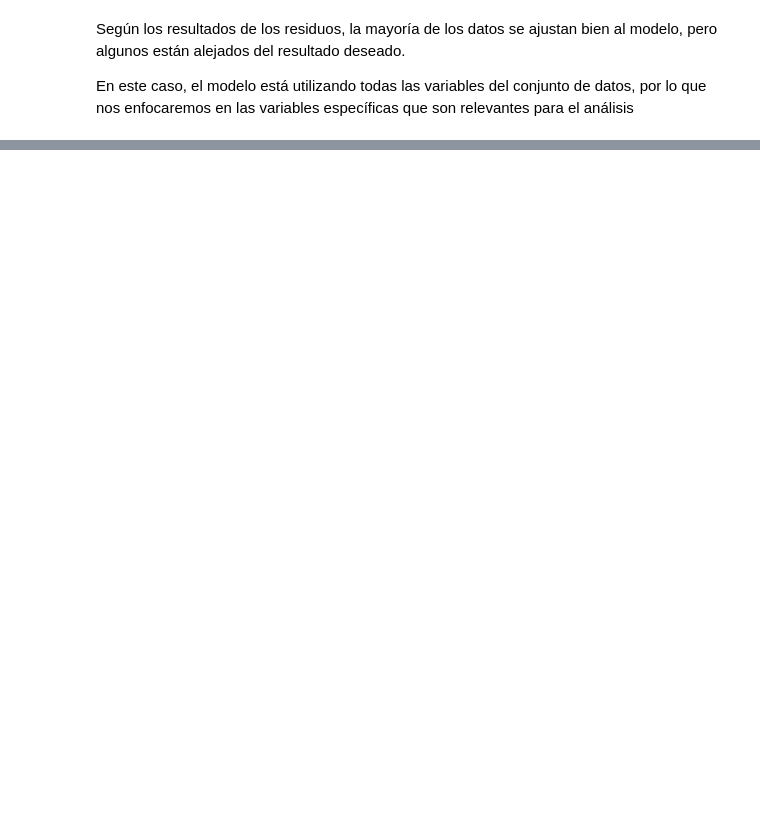
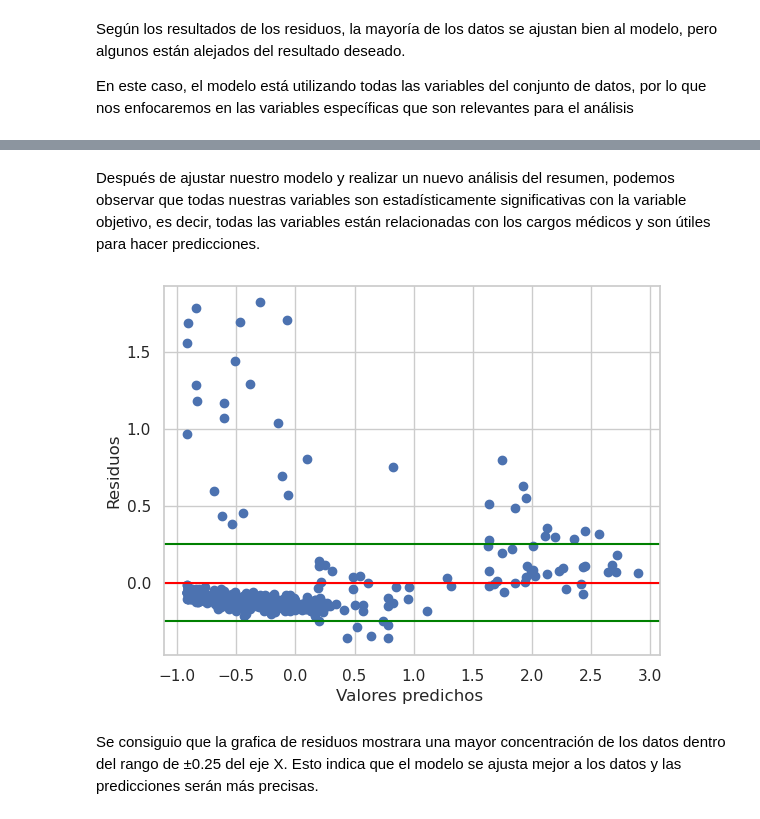
Before and after one commit to antonio-xrp/regresion-lineal, a Jupyter notebook: notebooks/0.2-antoniolml-caso-practico.ipynb, the cells around one changed output, grey strips where cells are left out. Cells and saved outputs as stored; diff of their text form; code cells hidden in the pictures; blank space fills up the shorter version.

```diff
--- a/notebooks/0.2-antoniolml-caso-practico.ipynb
+++ b/notebooks/0.2-antoniolml-caso-practico.ipynb
@@ -280,0 +431,11 @@ En este caso, el modelo está utilizando todas las variables del conjunto de dat
+# %%
+sc_inputs = StandardScaler()
+inputs_train = sc_inputs.fit_transform(inputs_train)
+inputs_test = sc_inputs.fit_transform(inputs_test)
+
+sc_target = StandardScaler()
+target_train = sc_target.fit_transform(target_train)
+target_test = sc_target.fit_transform(target_test)
+# %%
+lin_reg = LinearRegression()
+lin_reg.fit(inputs_train, target_train)
@@ -280,0 +446,3 @@ En este caso, el modelo está utilizando todas las variables del conjunto de dat
+# %%
+target_pred = lin_reg.predict(inputs_test)
+target_pred.shape
@@ -280,0 +466,4 @@ En este caso, el modelo está utilizando todas las variables del conjunto de dat
+# %%
+target_test = target_test.reshape(-1)
+print('='*16,'Summary','='*16)
+stats.summary(lin_reg, inputs_test, target_test, inputs_cols)
@@ -280,0 +487,15 @@ En este caso, el modelo está utilizando todas las variables del conjunto de dat
+# %% [markdown]
+Después de ajustar nuestro modelo y realizar un nuevo análisis del resumen, podemos observar que todas nuestras variables son estadísticamente significativas con la variable objetivo, es decir, todas las variables están relacionadas con los cargos médicos y son útiles para hacer predicciones.
+# %%
+residuals = np.subtract(target_test, target_pred.reshape(-1))
+plt.scatter(target_pred, residuals)
+plt.axhline(0,0,color='red')
+plt.axhline(0.25,0,color='green')
+plt.axhline(-0.25,0,color='green')
+plt.xlabel('Valores predichos ')
+plt.ylabel('Residuos')
+plt.plot();
+# %% [output]
+[figure, added]
+# %% [markdown]
+Se consiguio que la grafica de residuos mostrara una mayor concentración de los datos dentro del rango de ±0.25 del eje X. Esto indica que el modelo se ajusta mejor a los datos y las predicciones serán más precisas.
```
Also changed, not shown: parts of 55 cells of this notebook.
